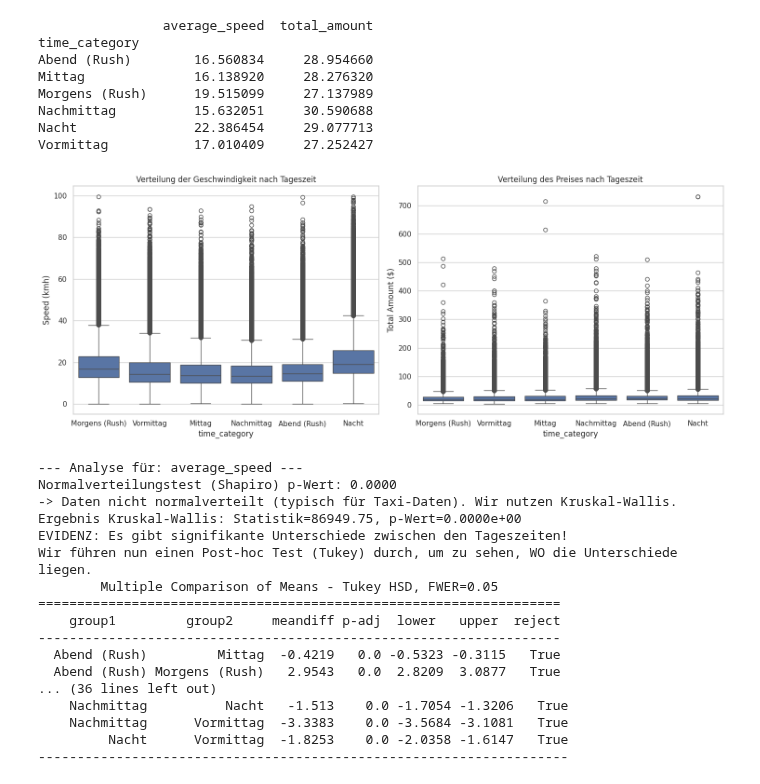
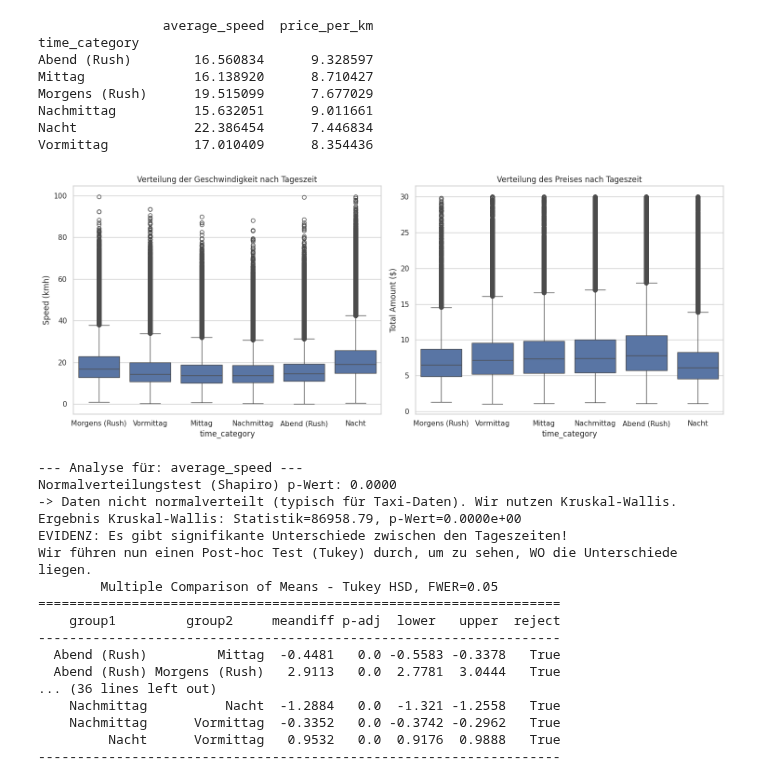
Before and after one commit to Benjam1nP/Statistic-Data-Sience-Project, a Jupyter notebook: notebooks/07.4_H4.ipynb, the cells around one changed output. Drawn from its saved outputs; the diff is of its cells as text; code cells hidden in the pictures.

```diff
--- a/notebooks/07.4_H4.ipynb
+++ b/notebooks/07.4_H4.ipynb
@@ -69,36 +71,40 @@ df['tpep_pickup_datetime'] = pd.to_datetime(df['tpep_pickup_datetime'])
 df['hour'] = df['tpep_pickup_datetime'].dt.hour
 
 df['time_category'] = df['hour'].apply(get_time_of_day)
+df['price_per_km'] = df['total_amount'] / df['trip_distance']
 
 order = ['Morgens (Rush)', 'Vormittag', 'Mittag', 'Nachmittag', 'Abend (Rush)', 'Nacht']
 
-print(df.groupby('time_category')[['average_speed', 'total_amount']].mean())
+print(df.groupby('time_category')[['average_speed', 'price_per_km']].mean())
 # %% [output]
-                average_speed  total_amount
+                average_speed  price_per_km
 time_category
-Abend (Rush)        16.560834     28.954660
-Mittag              16.138920     28.276320
-Morgens (Rush)      19.515099     27.137989
-Nachmittag          15.632051     30.590688
-Nacht               22.386454     29.077713
-Vormittag           17.010409     27.252427
+Abend (Rush)        16.560834      9.328597
+Mittag              16.138920      8.710427
+Morgens (Rush)      19.515099      7.677029
+Nachmittag          15.632051      9.011661
+Nacht               22.386454      7.446834
+Vormittag           17.010409      8.354436
 # %%
 fig, axes = plt.subplots(1, 2, figsize=(15, 6))
+
+# price_per_km Werte die über 30$ pro km sind sollen gedropped werden
+df = df[df['price_per_km'] <= 30]
 
 # Plot 1: Geschwindigkeit
 sns.boxplot(x='time_category', y='average_speed', data=df, order=order, ax=axes[0])
 axes[0].set_title('Verteilung der Geschwindigkeit nach Tageszeit')
 axes[0].set_ylabel('Speed (kmh)')
 
 # Plot 2: Preis
-sns.boxplot(x='time_category', y='total_amount', data=df, order=order, ax=axes[1])
+sns.boxplot(x='time_category', y='price_per_km', data=df, order=order, ax=axes[1])
 axes[1].set_title('Verteilung des Preises nach Tageszeit')
 axes[1].set_ylabel('Total Amount ($)')
 
 plt.tight_layout()
 plt.show()
 # %% [output]
-[figure, old version]
+[figure, new version]
 # %%
 def test_hypothesis(variable_name, gruppen_col='time_category'):
     print(f"--- Analyse für: {variable_name} ---")
@@ -119,7 +125,6 @@ def test_hypothesis(variable_name, gruppen_col='time_category'):
         print("-> Daten nicht normalverteilt (typisch für Taxi-Daten). Wir nutzen Kruskal-Wallis.")
         stat, p_val = st.kruskal(*groups)
         test_type = "Kruskal-Wallis"
-
     print(f"Ergebnis {test_type}: Statistik={stat:.2f}, p-Wert={p_val:.4e}")
 
     # Entscheidung
@@ -128,32 +133,30 @@ def test_hypothesis(variable_name, gruppen_col='time_category'):
         print("EVIDENZ: Es gibt signifikante Unterschiede zwischen den Tageszeiten!")
         print("Wir führen nun einen Post-hoc Test (Tukey) durch, um zu sehen, WO die Unterschiede liegen.")
 
-        # Post-hoc Tukey Test
         tukey = pairwise_tukeyhsd(endog=df[variable_name], groups=df[gruppen_col], alpha=0.05)
         print(tukey.summary())
-        # Visualisierung des Tukey Ergebnisses (Optional)
     else:
         print("Keine signifikanten Unterschiede gefunden. Die Hypothese kann nicht bestätigt werden.")
 
 # Tests ausführen
 test_hypothesis('average_speed')
-test_hypothesis('total_amount')
+test_hypothesis('price_per_km')
 # %% [output]
 --- Analyse für: average_speed ---
 Normalverteilungstest (Shapiro) p-Wert: 0.0000
 -> Daten nicht normalverteilt (typisch für Taxi-Daten). Wir nutzen Kruskal-Wallis.
-Ergebnis Kruskal-Wallis: Statistik=86949.75, p-Wert=0.0000e+00
+Ergebnis Kruskal-Wallis: Statistik=86958.79, p-Wert=0.0000e+00
 EVIDENZ: Es gibt signifikante Unterschiede zwischen den Tageszeiten!
 Wir führen nun einen Post-hoc Test (Tukey) durch, um zu sehen, WO die Unterschiede liegen.
         Multiple Comparison of Means - Tukey HSD, FWER=0.05
 ===================================================================
     group1         group2     meandiff p-adj  lower   upper  reject
 -------------------------------------------------------------------
-  Abend (Rush)         Mittag  -0.4219   0.0 -0.5323 -0.3115   True
-  Abend (Rush) Morgens (Rush)   2.9543   0.0  2.8209  3.0877   True
+  Abend (Rush)         Mittag  -0.4481   0.0 -0.5583 -0.3378   True
+  Abend (Rush) Morgens (Rush)   2.9113   0.0  2.7781  3.0444   True
 ... (36 lines left out)
-    Nachmittag          Nacht   -1.513    0.0 -1.7054 -1.3206   True
-    Nachmittag      Vormittag  -3.3383    0.0 -3.5684 -3.1081   True
-         Nacht      Vormittag  -1.8253    0.0 -2.0358 -1.6147   True
---------------------------------------------------------------------
+    Nachmittag          Nacht  -1.2884   0.0  -1.321 -1.2558   True
+    Nachmittag      Vormittag  -0.3352   0.0 -0.3742 -0.2962   True
+         Nacht      Vormittag   0.9532   0.0  0.9176  0.9888   True
+-------------------------------------------------------------------
 # %%
```
Also changed, not shown: parts of 5 cells of this notebook.
